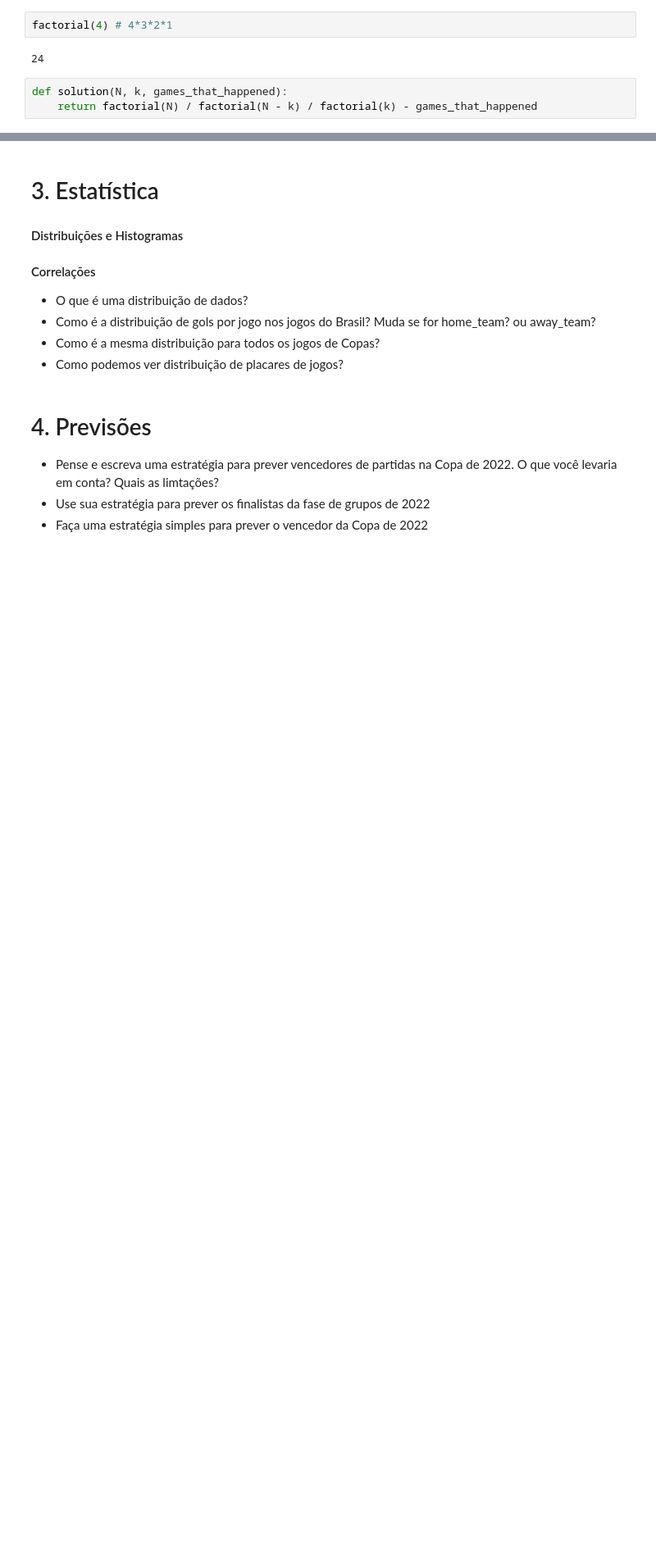
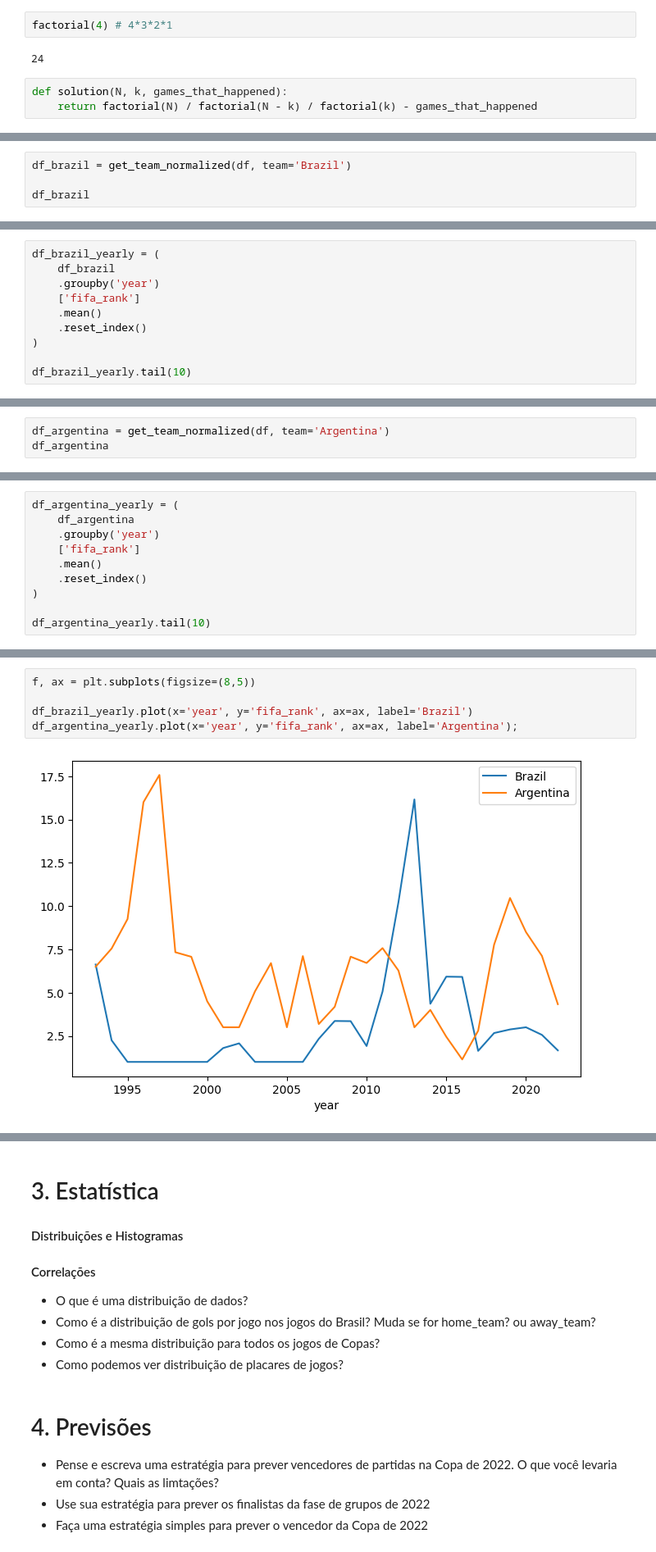
Before and after one commit to lgabs/copa22-forecast, a Jupyter notebook: code/lessons/Aula 1 - Análise de Dados.ipynb, the cells around one changed output, grey strips where cells are left out. Shown: that part at 82% size. Cells and saved outputs as stored; diff of their text form; blank space fills up the shorter version.

```diff
--- a/code/lessons/Aula 1 - Análise de Dados.ipynb
+++ b/code/lessons/Aula 1 - Análise de Dados.ipynb
@@ -873,0 +1060,4 @@ teams:  211
+# %%
+df_brazil = get_team_normalized(df, team='Brazil')
+
+df_brazil
@@ -873,0 +1078,10 @@ teams:  211
+# %%
+df_brazil_yearly = (
+    df_brazil
+    .groupby('year')
+    ['fifa_rank']
+    .mean()
+    .reset_index()
+)
+
+df_brazil_yearly.tail(10)
@@ -873,0 +1100,3 @@ teams:  211
+# %%
+df_argentina = get_team_normalized(df, team='Argentina')
+df_argentina
@@ -873,0 +1117,10 @@ teams:  211
+# %%
+df_argentina_yearly = (
+    df_argentina
+    .groupby('year')
+    ['fifa_rank']
+    .mean()
+    .reset_index()
+)
+
+df_argentina_yearly.tail(10)
@@ -873,0 +1139,7 @@ teams:  211
+# %%
+f, ax = plt.subplots(figsize=(8,5))
+
+df_brazil_yearly.plot(x='year', y='fifa_rank', ax=ax, label='Brazil')
+df_argentina_yearly.plot(x='year', y='fifa_rank', ax=ax, label='Argentina');
+# %% [output]
+[figure, added]
```
Also changed, not shown: parts of 29 cells of this notebook.
